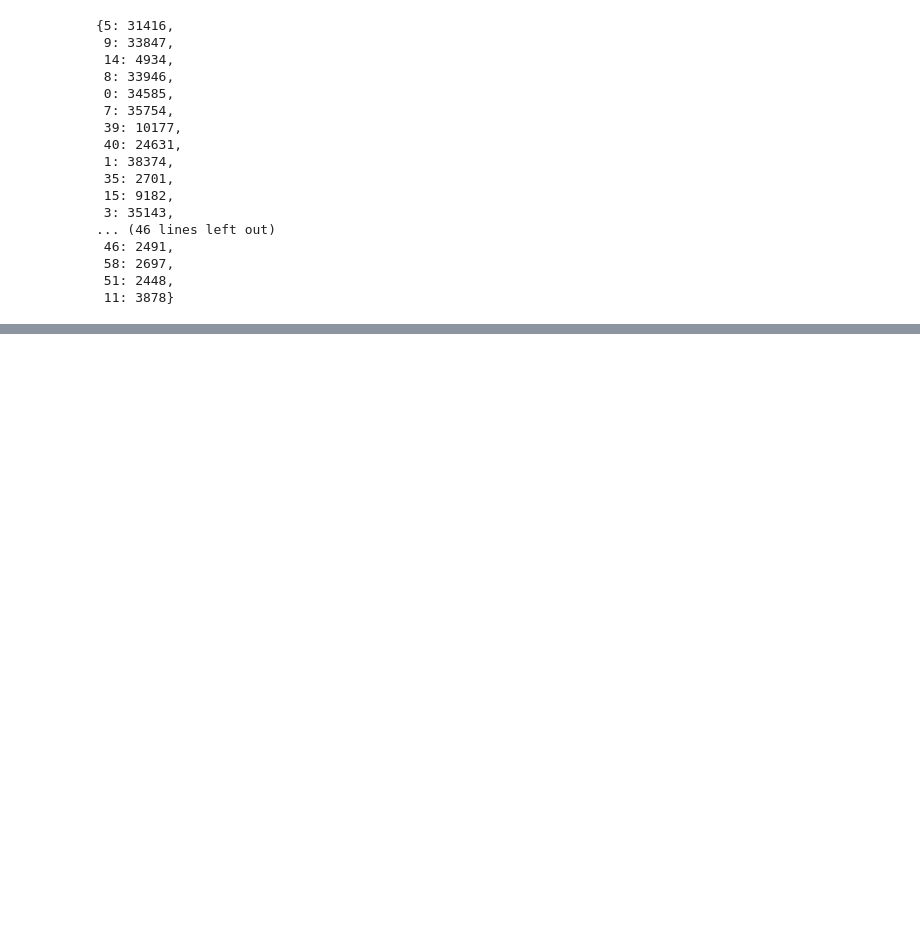
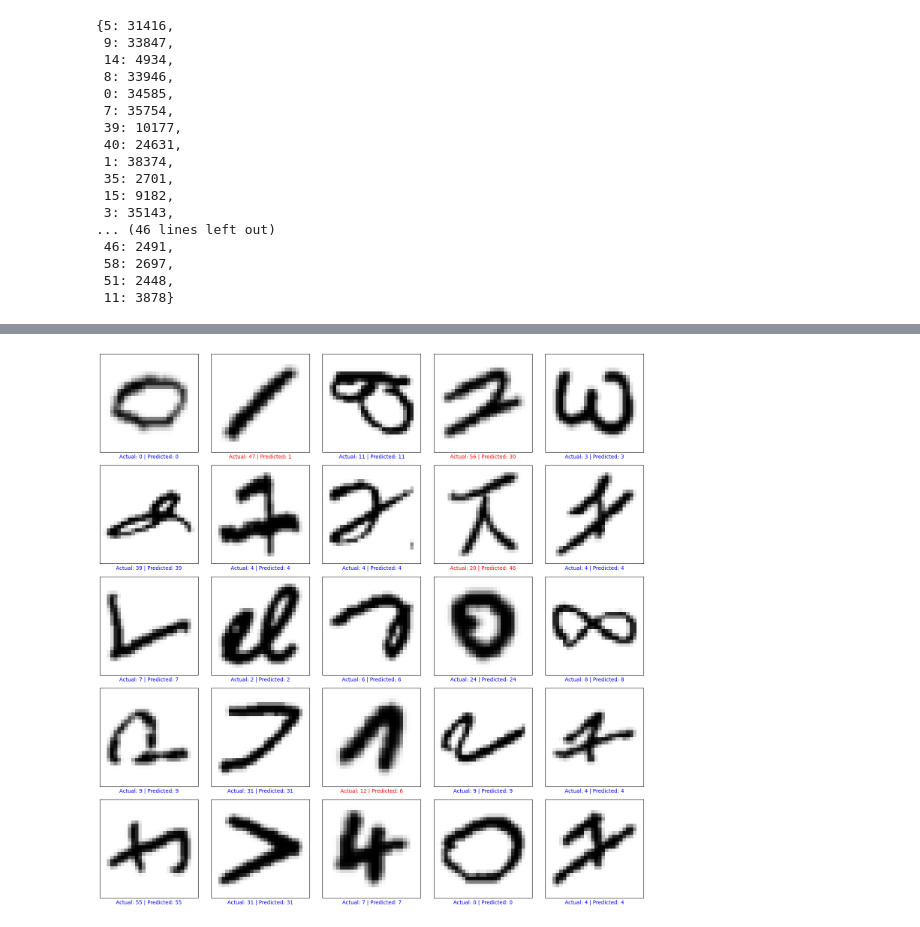
Before and after one commit to DilrajS/ClipText, a Jupyter notebook: Optical_Character_Recognition.ipynb, the cells around one changed output, grey strips where cells are left out. Saved outputs shown, nothing was run; the diff lists cells and outputs as text; code cells hidden in the pictures; blank space fills up the shorter version.

```diff
--- a/Optical_Character_Recognition.ipynb
+++ b/Optical_Character_Recognition.ipynb
@@ -219,0 +399,23 @@ class_distribution
+# %%
+import numpy as np
+import matplotlib.pyplot as plt
+
+# Displaying some predictions vs. actual labels
+for val_images, val_labels in val_dataset.take(1):  # Taking one batch from the validation dataset
+    predictions = model.predict(val_images)
+    predicted_labels = np.argmax(predictions, axis=1)
+
+    plt.figure(figsize=(15, 15))
+    for i in range(25):  # Displaying 25 images from the batch
+        plt.subplot(5, 5, i+1)
+        plt.xticks([])
+        plt.yticks([])
+        plt.grid(False)
+        plt.imshow(val_images[i].numpy().reshape(28, 28), cmap=plt.cm.binary)
+        actual_label = val_labels[i].numpy()
+        predicted_label = predicted_labels[i]
+        color = 'blue' if actual_label == predicted_label else 'red'
+        plt.xlabel(f"Actual: {actual_label} | Predicted: {predicted_label}", color=color)
+    plt.tight_layout()
+    plt.show()
+# %% [output]
@@ -219,0 +423 @@ class_distribution
+[figure, added]
```
Also changed, not shown: parts of 22 cells of this notebook.
